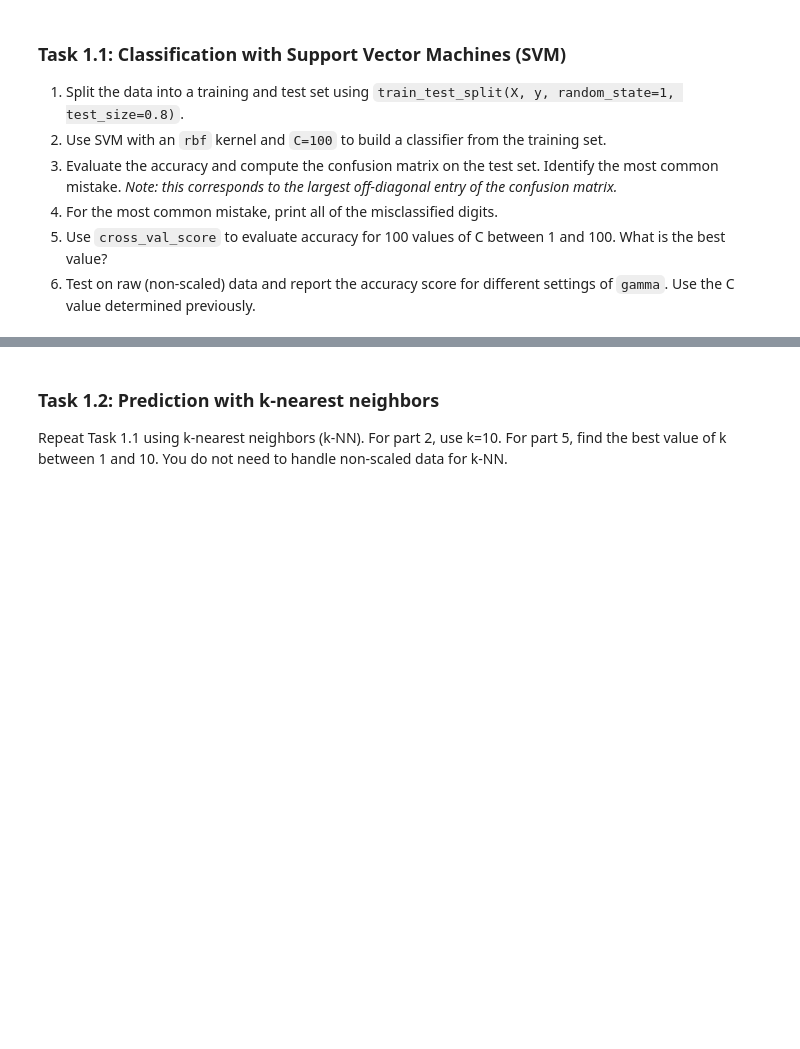
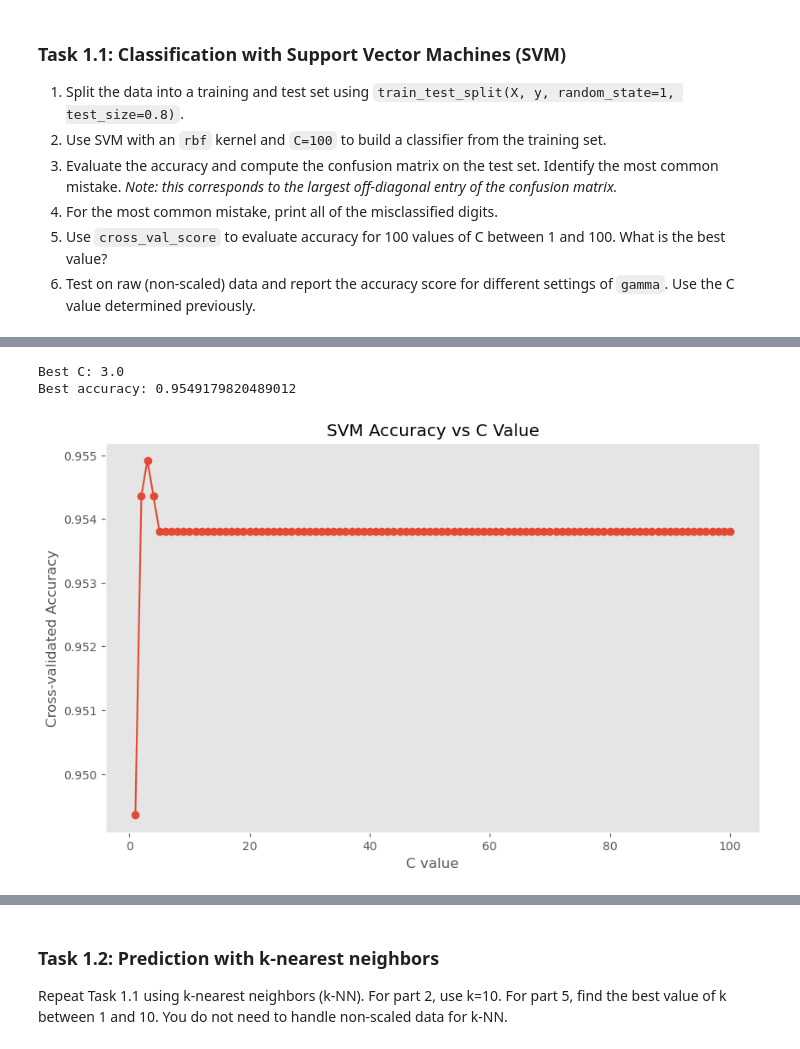
Before and after one commit to datascience-course/2026-datascience-homework, a Jupyter notebook: HW7/HW7.ipynb, the cells around one changed output, grey strips where cells are left out. Drawn from its saved outputs; the diff is of its cells as text; code cells hidden in the pictures; blank space fills up the shorter version.

```diff
--- a/HW7/HW7.ipynb
+++ b/HW7/HW7.ipynb
@@ -129,0 +173,25 @@ You might find [this scikit-learn webpage](https://scikit-learn.org/stable/auto_
+# %%
+# Part 5
+
+C_values = np.linspace(1, 100, 100)
+accuracies = []
+for C in C_values:
+    model = svm.SVC(kernel='rbf', C=C)
+    scores = cross_val_score(model, X, y, cv=5)
+    accuracies.append(scores.mean())
+
+best_index = np.argmax(accuracies)
+best_C = C_values[best_index]
+print("Best C:", best_C)
+print("Best accuracy:", accuracies[best_index])
+
+plt.plot(C_values, accuracies, marker='o')
+plt.xlabel('C value')
+plt.ylabel('Cross-validated Accuracy')
+plt.title('SVM Accuracy vs C Value')
+plt.grid()
+plt.show()
+# %% [output]
+Best C: 3.0
+Best accuracy: 0.9549179820489012
+[figure, added]
```
Also changed, not shown: parts of 39 cells of this notebook, 1 other file.
